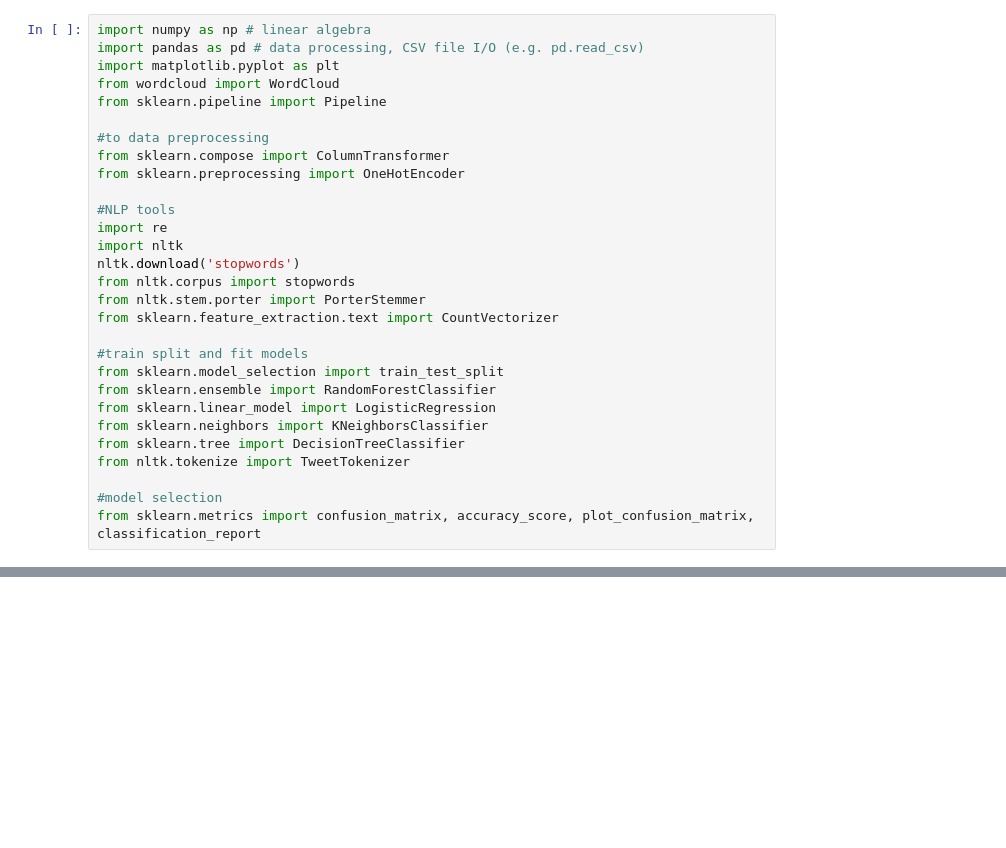
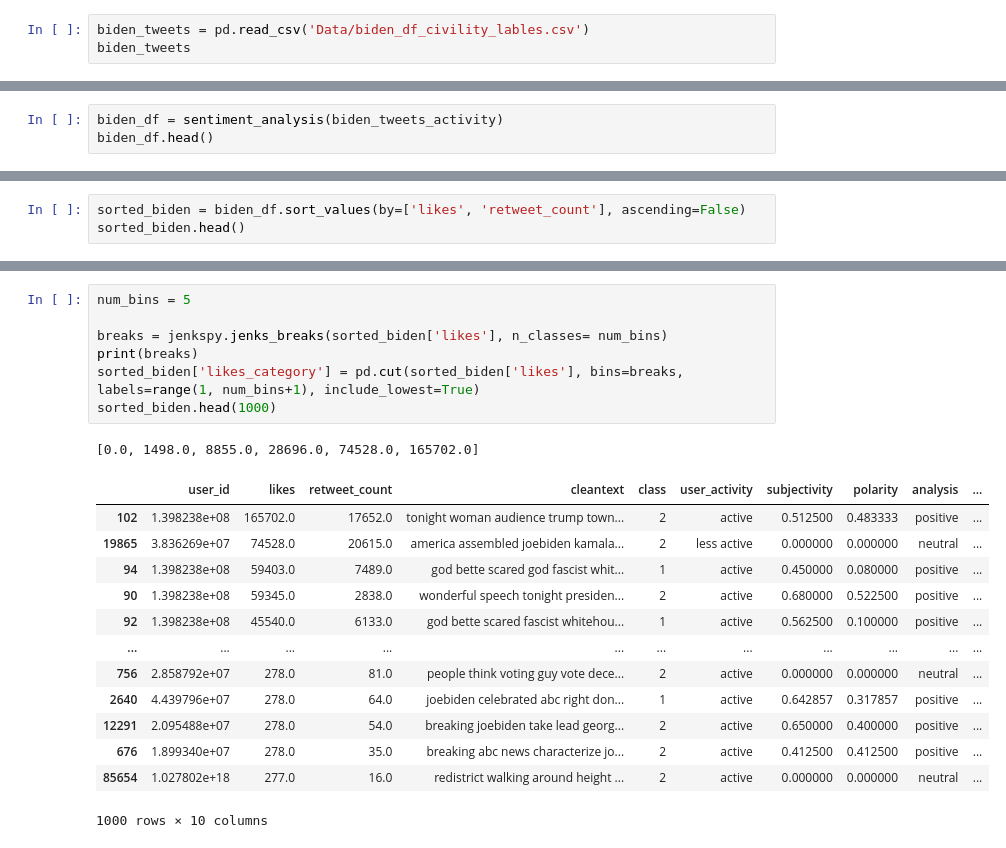
Before and after one commit to GhazaleZe/Political-Polarization-in-Comments, a Jupyter notebook: Civility.ipynb, the cells around one changed output, grey strips where cells are left out. Cells and saved outputs as stored; diff of their text form; blank space fills up the shorter version.

Commit message:
biden save civility and plots

```diff
--- a/Civility.ipynb
+++ b/Civility.ipynb
@@ -1,29 +27,3 @@
 # %%
-import numpy as np # linear algebra
-import pandas as pd # data processing, CSV file I/O (e.g. pd.read_csv)
-import matplotlib.pyplot as plt
-from wordcloud import WordCloud
-from sklearn.pipeline import Pipeline
-
-#to data preprocessing
-from sklearn.compose import ColumnTransformer
-from sklearn.preprocessing import OneHotEncoder
-
-#NLP tools
-import re
-import nltk
-nltk.download('stopwords')
-from nltk.corpus import stopwords
-from nltk.stem.porter import PorterStemmer
-from sklearn.feature_extraction.text import CountVectorizer
-
-#train split and fit models
-from sklearn.model_selection import train_test_split
-from sklearn.ensemble import RandomForestClassifier
-from sklearn.linear_model import LogisticRegression
-from sklearn.neighbors import KNeighborsClassifier
-from sklearn.tree import DecisionTreeClassifier
-from nltk.tokenize import TweetTokenizer
-
-#model selection
-from sklearn.metrics import confusion_matrix, accuracy_score, plot_confusion_matrix, classification_report
+biden_tweets = pd.read_csv('Data/biden_df_civility_lables.csv')
+biden_tweets
@@ -32,0 +92,3 @@ dataset.head()
+# %%
+biden_df = sentiment_analysis(biden_tweets_activity)
+biden_df.head()
@@ -32,0 +102,3 @@ dataset.head()
+# %%
+sorted_biden = biden_df.sort_values(by=['likes', 'retweet_count'], ascending=False)
+sorted_biden.head()
@@ -32,0 +128,22 @@ dataset.head()
+# %%
+num_bins = 5
+
+breaks = jenkspy.jenks_breaks(sorted_biden['likes'], n_classes= num_bins)
+print(breaks)
+sorted_biden['likes_category'] = pd.cut(sorted_biden['likes'], bins=breaks, labels=range(1, num_bins+1), include_lowest=True)
+sorted_biden.head(1000)
+# %% [output]
+[0.0, 1498.0, 8855.0, 28696.0, 74528.0, 165702.0]
+|  | user_id | likes | retweet_count | cleantext | class | user_activity | subjectivity | polarity | analysis | ... |
+| 102 | 1.398238e+08 | 165702.0 | 17652.0 | tonight woman audience trump town... | 2 | active | 0.512500 | 0.483333 | positive | ... |
+| 19865 | 3.836269e+07 | 74528.0 | 20615.0 | america assembled joebiden kamala... | 2 | less active | 0.000000 | 0.000000 | neutral | ... |
+| 94 | 1.398238e+08 | 59403.0 | 7489.0 | god bette scared god fascist whit... | 1 | active | 0.450000 | 0.080000 | positive | ... |
+| 90 | 1.398238e+08 | 59345.0 | 2838.0 | wonderful speech tonight presiden... | 2 | active | 0.680000 | 0.522500 | positive | ... |
+| 92 | 1.398238e+08 | 45540.0 | 6133.0 | god bette scared fascist whitehou... | 1 | active | 0.562500 | 0.100000 | positive | ... |
+| ... | ... | ... | ... | ... | ... | ... | ... | ... | ... | ... |
+| 756 | 2.858792e+07 | 278.0 | 81.0 | people think voting guy vote dece... | 2 | active | 0.000000 | 0.000000 | neutral | ... |
+| 2640 | 4.439796e+07 | 278.0 | 64.0 | joebiden celebrated abc right don... | 1 | active | 0.642857 | 0.317857 | positive | ... |
+| 12291 | 2.095488e+07 | 278.0 | 54.0 | breaking joebiden take lead georg... | 2 | active | 0.650000 | 0.400000 | positive | ... |
+| 676 | 1.899340e+07 | 278.0 | 35.0 | breaking abc news characterize jo... | 2 | active | 0.412500 | 0.412500 | positive | ... |
+| 85654 | 1.027802e+18 | 277.0 | 16.0 | redistrict walking around height ... | 2 | active | 0.000000 | 0.000000 | neutral | ... |
+1000 rows × 10 columns
```
Also changed, not shown: parts of 25 cells of this notebook, 1 other file.
